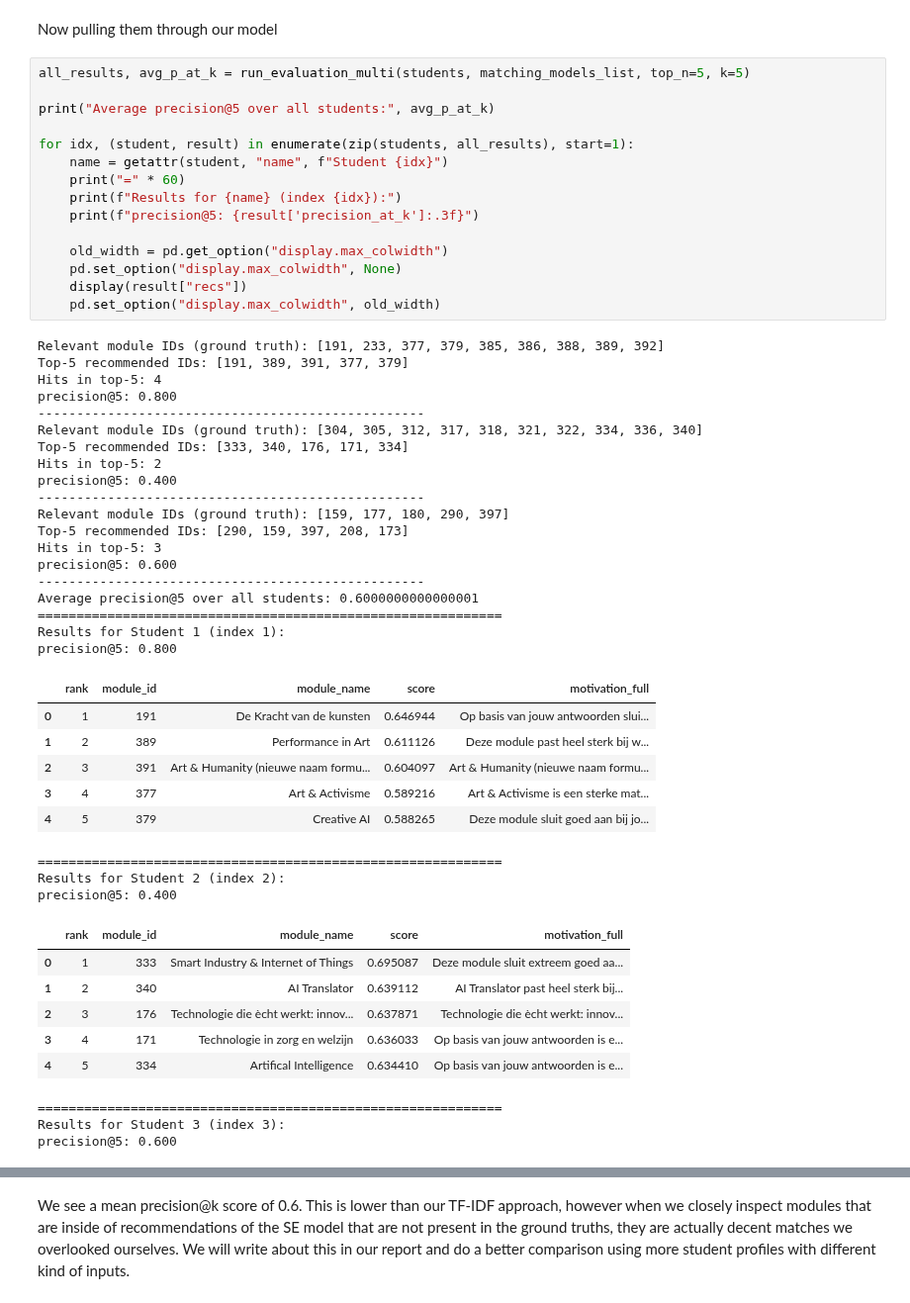
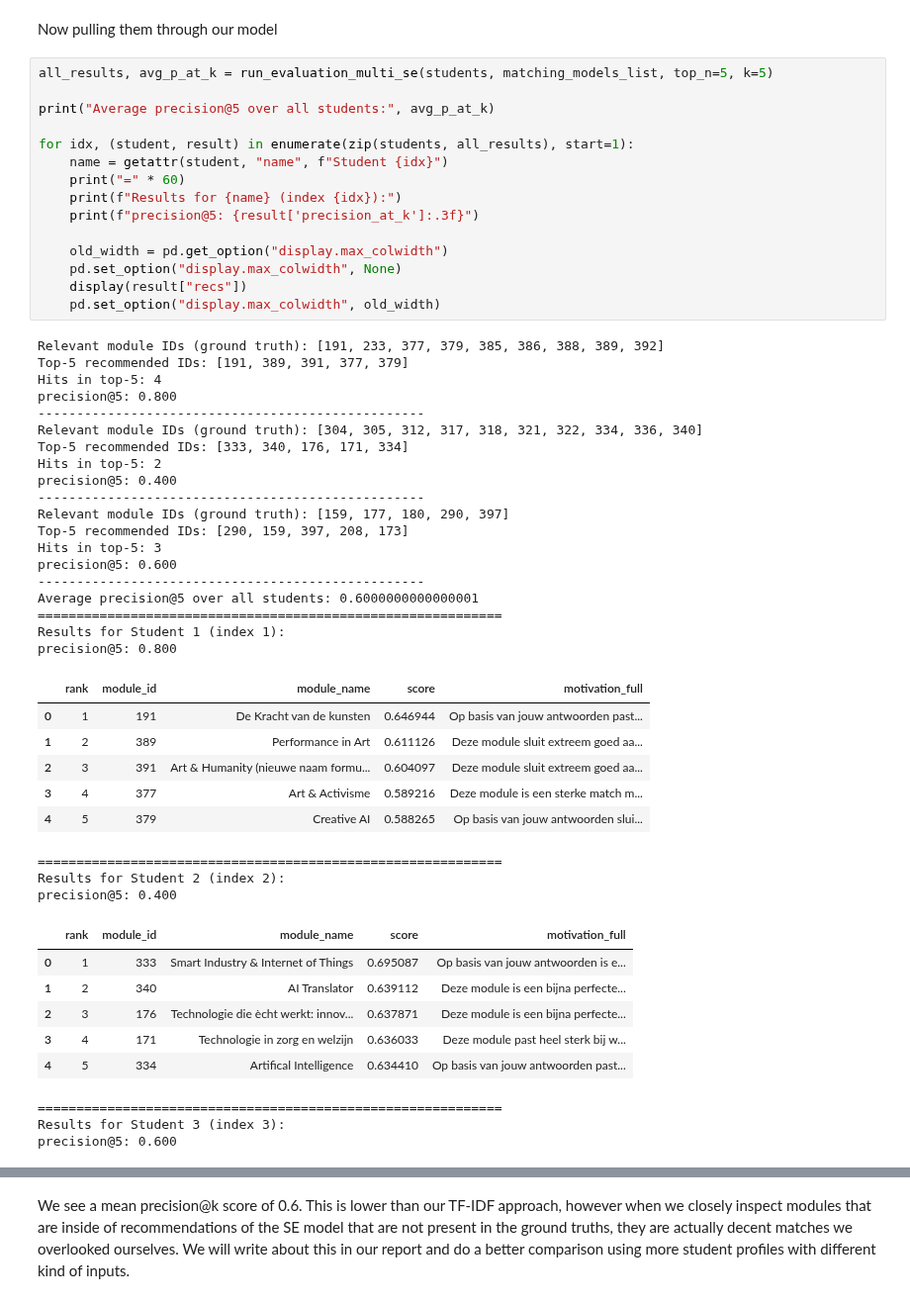
Before and after one commit to DanielvG-IT/Avans, a Jupyter notebook: Notebooks/4.2_evaluation_se.ipynb, the cells around one changed output, grey strips where cells are left out. Shown at 99% size. Cells and saved outputs as stored; diff of their text form.

```diff
--- a/Notebooks/4.2_evaluation_se.ipynb
+++ b/Notebooks/4.2_evaluation_se.ipynb
@@ -73,7 +74,7 @@ students = [student1, student2, student3]
 # %% [markdown]
 Now pulling them through our model
 # %%
-all_results, avg_p_at_k = run_evaluation_multi(students, matching_models_list, top_n=5, k=5)
+all_results, avg_p_at_k = run_evaluation_multi_se(students, matching_models_list, top_n=5, k=5)
 
 print("Average precision@5 over all students:", avg_p_at_k)
 
@@ -81,47 +82,47 @@ for idx, (student, result) in enumerate(zip(students, all_results), start=1):
     name = getattr(student, "name", f"Student {idx}")
     print("=" * 60)
     print(f"Results for {name} (index {idx}):")
     print(f"precision@5: {result['precision_at_k']:.3f}")
 
     old_width = pd.get_option("display.max_colwidth")
     pd.set_option("display.max_colwidth", None)
     display(result["recs"])
     pd.set_option("display.max_colwidth", old_width)
 # %% [output]
 Relevant module IDs (ground truth): [191, 233, 377, 379, 385, 386, 388, 389, 392]
 Top-5 recommended IDs: [191, 389, 391, 377, 379]
 Hits in top-5: 4
 precision@5: 0.800
 --------------------------------------------------
 Relevant module IDs (ground truth): [304, 305, 312, 317, 318, 321, 322, 334, 336, 340]
 Top-5 recommended IDs: [333, 340, 176, 171, 334]
 Hits in top-5: 2
 precision@5: 0.400
 --------------------------------------------------
 Relevant module IDs (ground truth): [159, 177, 180, 290, 397]
 Top-5 recommended IDs: [290, 159, 397, 208, 173]
 Hits in top-5: 3
 precision@5: 0.600
 --------------------------------------------------
 Average precision@5 over all students: 0.6000000000000001
 ============================================================
 Results for Student 1 (index 1):
 precision@5: 0.800
 |  | rank | module_id | module_name | score | motivation_full |
-| 0 | 1 | 191 | De Kracht van de kunsten | 0.646944 | Op basis van jouw antwoorden slui... |
-| 1 | 2 | 389 | Performance in Art | 0.611126 | Deze module past heel sterk bij w... |
-| 2 | 3 | 391 | Art & Humanity (nieuwe naam formu... | 0.604097 | Art & Humanity (nieuwe naam formu... |
-| 3 | 4 | 377 | Art & Activisme | 0.589216 | Art & Activisme is een sterke mat... |
-| 4 | 5 | 379 | Creative AI | 0.588265 | Deze module sluit goed aan bij jo... |
+| 0 | 1 | 191 | De Kracht van de kunsten | 0.646944 | Op basis van jouw antwoorden past... |
+| 1 | 2 | 389 | Performance in Art | 0.611126 | Deze module sluit extreem goed aa... |
+| 2 | 3 | 391 | Art & Humanity (nieuwe naam formu... | 0.604097 | Deze module sluit extreem goed aa... |
+| 3 | 4 | 377 | Art & Activisme | 0.589216 | Deze module is een sterke match m... |
+| 4 | 5 | 379 | Creative AI | 0.588265 | Op basis van jouw antwoorden slui... |
 ============================================================
 Results for Student 2 (index 2):
 precision@5: 0.400
 |  | rank | module_id | module_name | score | motivation_full |
-| 0 | 1 | 333 | Smart Industry & Internet of Things | 0.695087 | Deze module sluit extreem goed aa... |
-| 1 | 2 | 340 | AI Translator | 0.639112 | AI Translator past heel sterk bij... |
-| 2 | 3 | 176 | Technologie die ècht werkt: innov... | 0.637871 | Technologie die ècht werkt: innov... |
-| 3 | 4 | 171 | Technologie in zorg en welzijn | 0.636033 | Op basis van jouw antwoorden is e... |
-| 4 | 5 | 334 | Artifical Intelligence | 0.634410 | Op basis van jouw antwoorden is e... |
+| 0 | 1 | 333 | Smart Industry & Internet of Things | 0.695087 | Op basis van jouw antwoorden is e... |
+| 1 | 2 | 340 | AI Translator | 0.639112 | Deze module is een bijna perfecte... |
+| 2 | 3 | 176 | Technologie die ècht werkt: innov... | 0.637871 | Deze module is een bijna perfecte... |
+| 3 | 4 | 171 | Technologie in zorg en welzijn | 0.636033 | Deze module past heel sterk bij w... |
+| 4 | 5 | 334 | Artifical Intelligence | 0.634410 | Op basis van jouw antwoorden past... |
 ============================================================
 Results for Student 3 (index 3):
 precision@5: 0.600
```
Also changed, not shown: parts of 10 cells of this notebook.
